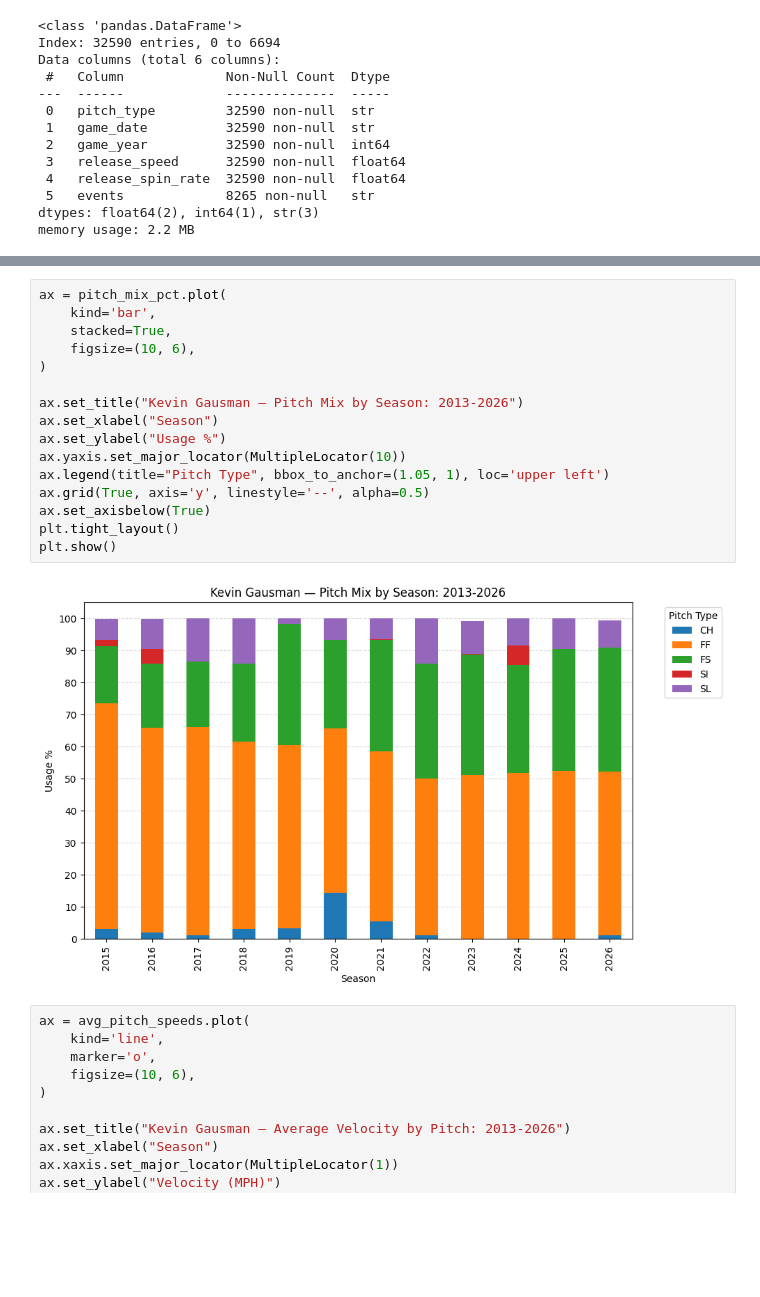
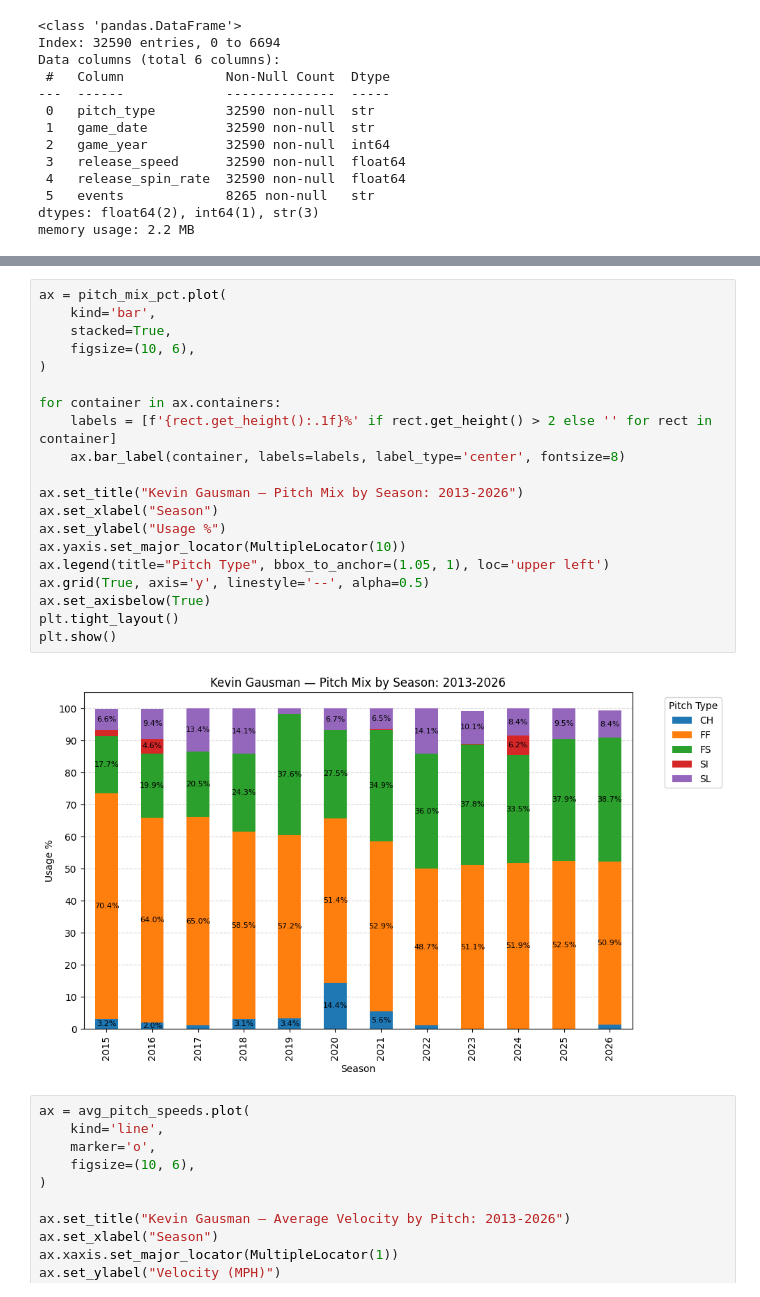
Before and after one commit to mrbuddyoldpal/pitcher-profile, a Jupyter notebook: notebooks/gausman_profile.ipynb, the cells around one changed output, grey strips where cells are left out. Drawn from its saved outputs; the diff is of its cells as text; blank space fills up the shorter version.

Commit message:
Added percent values to Gausman's Pitch Mix graph for each individual pitch type

```diff
--- a/notebooks/gausman_profile.ipynb
+++ b/notebooks/gausman_profile.ipynb
@@ -155,21 +155,25 @@ num_pitches_per_type
 # %%
 ax = pitch_mix_pct.plot(
     kind='bar',
     stacked=True,
     figsize=(10, 6),
 )
+
+for container in ax.containers:
+    labels = [f'{rect.get_height():.1f}%' if rect.get_height() > 2 else '' for rect in container]
+    ax.bar_label(container, labels=labels, label_type='center', fontsize=8)
 
 ax.set_title("Kevin Gausman — Pitch Mix by Season: 2013-2026")
 ax.set_xlabel("Season")
 ax.set_ylabel("Usage %")
 ax.yaxis.set_major_locator(MultipleLocator(10))
 ax.legend(title="Pitch Type", bbox_to_anchor=(1.05, 1), loc='upper left')
 ax.grid(True, axis='y', linestyle='--', alpha=0.5)
 ax.set_axisbelow(True)
 plt.tight_layout()
 plt.show()
 # %% [output]
-[figure, old version]
+[figure, new version]
 # %%
 ax = avg_pitch_speeds.plot(
     kind='line',
```
Also changed, not shown: parts of 4 cells of this notebook.
